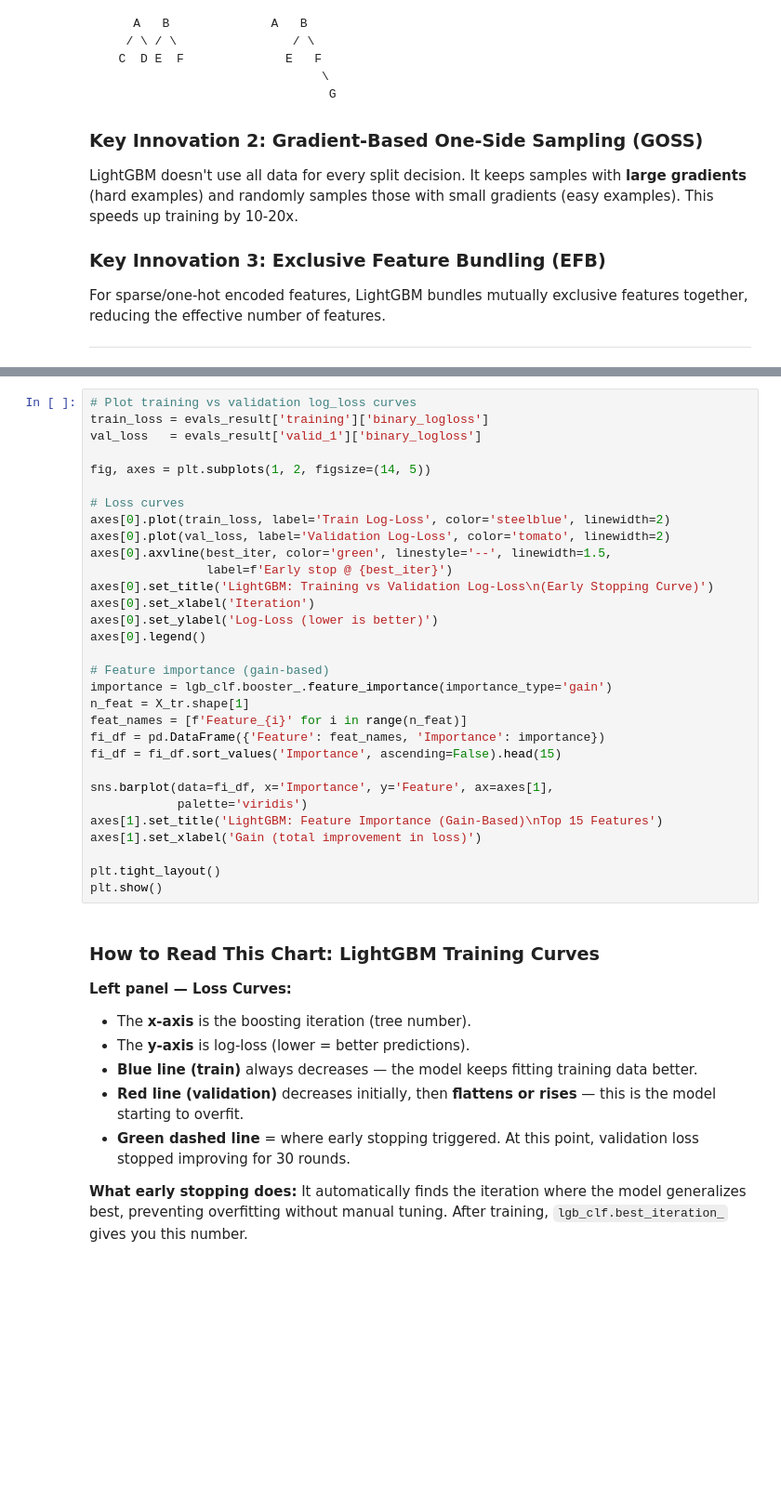
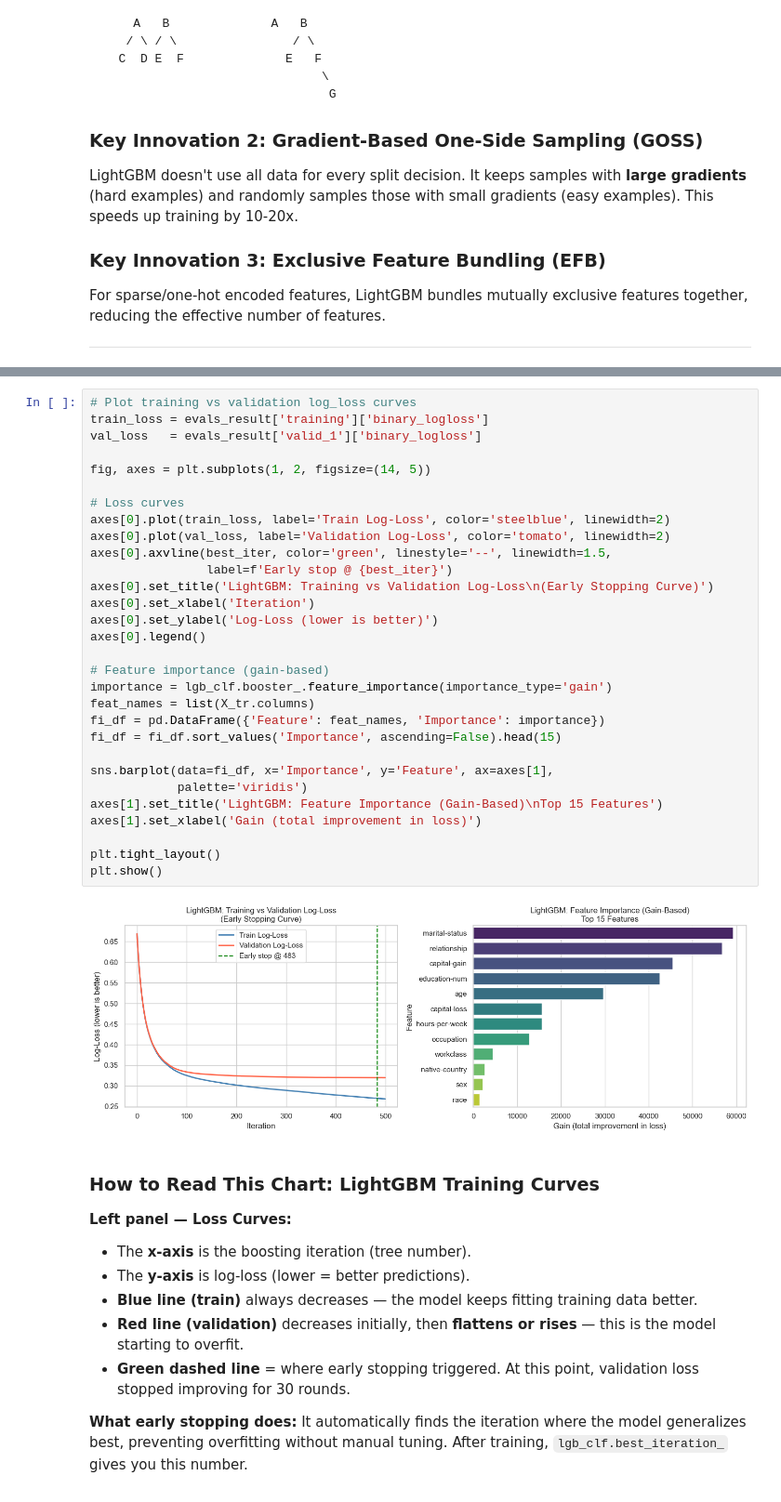
Before and after one commit to shiva-shivanibokka/Dive-Deeper-into-Supervised-Learning, a Jupyter notebook: 02_boosting_models.ipynb, the cells around one changed output, grey strips where cells are left out. Shown at 93% size. Saved outputs shown, nothing was run; the diff lists cells and outputs as text; blank space fills up the shorter version.

```diff
--- a/02_boosting_models.ipynb
+++ b/02_boosting_models.ipynb
@@ -668,34 +767,35 @@ print(f"AUC: {auc_lgb:.4f}")
 # %%
 # Plot training vs validation log_loss curves
 train_loss = evals_result['training']['binary_logloss']
 val_loss   = evals_result['valid_1']['binary_logloss']
 
 fig, axes = plt.subplots(1, 2, figsize=(14, 5))
 
 # Loss curves
 axes[0].plot(train_loss, label='Train Log-Loss', color='steelblue', linewidth=2)
 axes[0].plot(val_loss, label='Validation Log-Loss', color='tomato', linewidth=2)
 axes[0].axvline(best_iter, color='green', linestyle='--', linewidth=1.5,
                 label=f'Early stop @ {best_iter}')
 axes[0].set_title('LightGBM: Training vs Validation Log-Loss\n(Early Stopping Curve)')
 axes[0].set_xlabel('Iteration')
 axes[0].set_ylabel('Log-Loss (lower is better)')
 axes[0].legend()
 
 # Feature importance (gain-based)
 importance = lgb_clf.booster_.feature_importance(importance_type='gain')
-n_feat = X_tr.shape[1]
-feat_names = [f'Feature_{i}' for i in range(n_feat)]
+feat_names = list(X_tr.columns)
 fi_df = pd.DataFrame({'Feature': feat_names, 'Importance': importance})
 fi_df = fi_df.sort_values('Importance', ascending=False).head(15)
 
 sns.barplot(data=fi_df, x='Importance', y='Feature', ax=axes[1],
             palette='viridis')
 axes[1].set_title('LightGBM: Feature Importance (Gain-Based)\nTop 15 Features')
 axes[1].set_xlabel('Gain (total improvement in loss)')
 
 plt.tight_layout()
 plt.show()
+# %% [output]
+[figure, added]
 # %% [markdown]
 ### How to Read This Chart: LightGBM Training Curves
 
```
Also changed, not shown: parts of 38 cells of this notebook.
